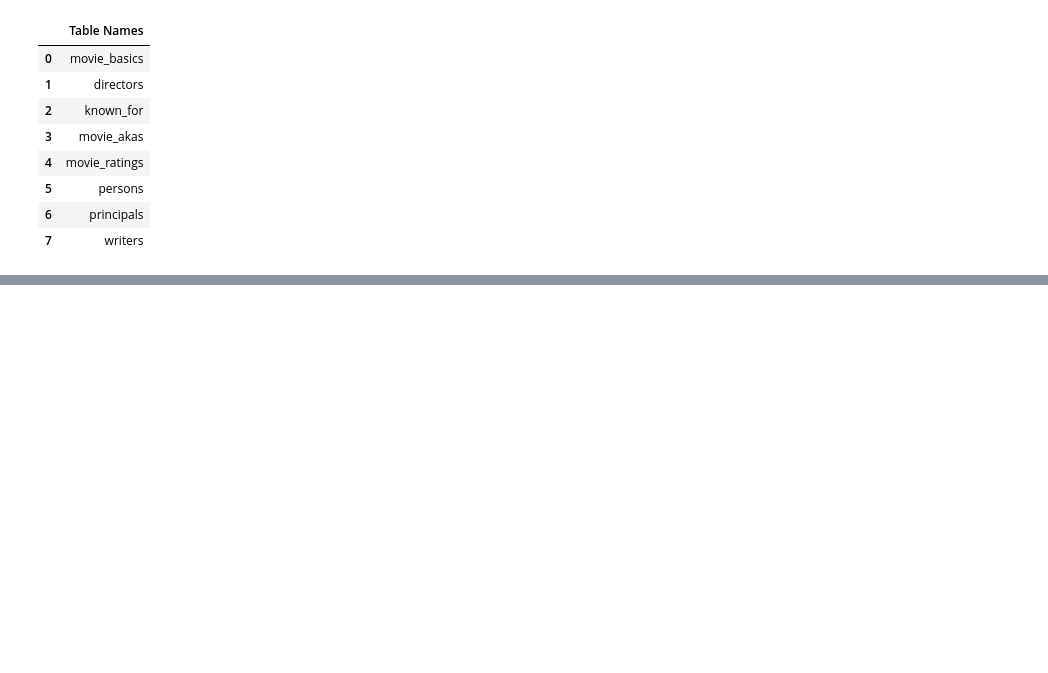
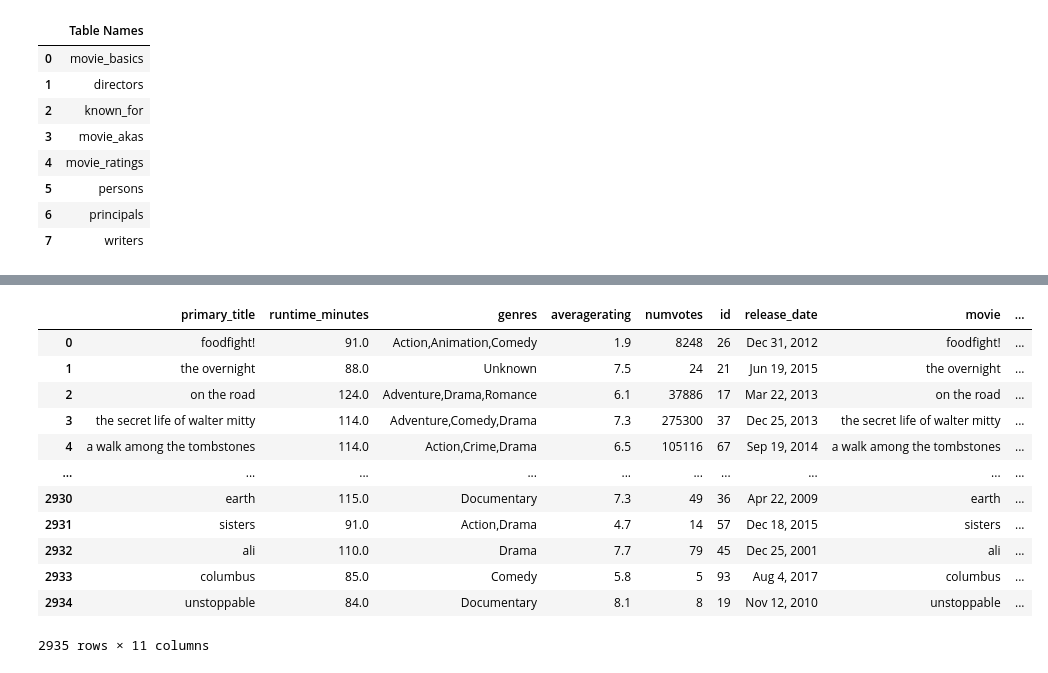
Before and after one commit to noelRockson/dsc-phase-2-project-v3-1, a Jupyter notebook: student.ipynb, the cells around one changed output, grey strips where cells are left out. Saved outputs shown, nothing was run; the diff lists cells and outputs as text; code cells hidden in the pictures; blank space fills up the shorter version.

```diff
--- a/student.ipynb
+++ b/student.ipynb
@@ -9,0 +44,8 @@ Please fill out:
+# %%
+# Create a connection to the SQLite database
+conn = sqlite3.connect(im_db)
+cursor = conn.cursor()
+# %%
+tmdb_df = pd.read_csv(tmdb_csv)
+bom_df = pd.read_csv(bom_csv)
+budget_df = pd.read_csv(tn_budget_csv)
@@ -37,0 +127,12 @@ df
+# %%
+imdb_df = pd.read_sql_query("""SELECT mb.primary_title,
+                                mb.runtime_minutes,
+                                mb.genres,
+                                mr.averagerating,
+                                mr.numvotes
+
+                    FROM movie_basics as mb
+                    JOIN movie_ratings as mr
+                        ON mb.movie_id = mr.movie_id
+    """, conn)
+imdb_df.head(15)
@@ -37,0 +273,17 @@ df
+# %%
+first_merge = pd.merge(imdb_df,bom_df, left_on='primary_title', right_on='title', how='inner')
+pd.merge(imdb_df, budget_df,left_on='primary_title', right_on='movie', how='inner')
+# %% [output]
+|  | primary_title | runtime_minutes | genres | averagerating | numvotes | id | release_date | movie | ... |
+| 0 | foodfight! | 91.0 | Action,Animation,Comedy | 1.9 | 8248 | 26 | Dec 31, 2012 | foodfight! | ... |
+| 1 | the overnight | 88.0 | Unknown | 7.5 | 24 | 21 | Jun 19, 2015 | the overnight | ... |
+| 2 | on the road | 124.0 | Adventure,Drama,Romance | 6.1 | 37886 | 17 | Mar 22, 2013 | on the road | ... |
+| 3 | the secret life of walter mitty | 114.0 | Adventure,Comedy,Drama | 7.3 | 275300 | 37 | Dec 25, 2013 | the secret life of walter mitty | ... |
+| 4 | a walk among the tombstones | 114.0 | Action,Crime,Drama | 6.5 | 105116 | 67 | Sep 19, 2014 | a walk among the tombstones | ... |
+| ... | ... | ... | ... | ... | ... | ... | ... | ... | ... |
+| 2930 | earth | 115.0 | Documentary | 7.3 | 49 | 36 | Apr 22, 2009 | earth | ... |
+| 2931 | sisters | 91.0 | Action,Drama | 4.7 | 14 | 57 | Dec 18, 2015 | sisters | ... |
+| 2932 | ali | 110.0 | Drama | 7.7 | 79 | 45 | Dec 25, 2001 | ali | ... |
+| 2933 | columbus | 85.0 | Comedy | 5.8 | 5 | 93 | Aug 4, 2017 | columbus | ... |
+| 2934 | unstoppable | 84.0 | Documentary | 8.1 | 8 | 19 | Nov 12, 2010 | unstoppable | ... |
+2935 rows × 11 columns
```
Also changed, not shown: parts of 27 cells of this notebook, 7 other files.
